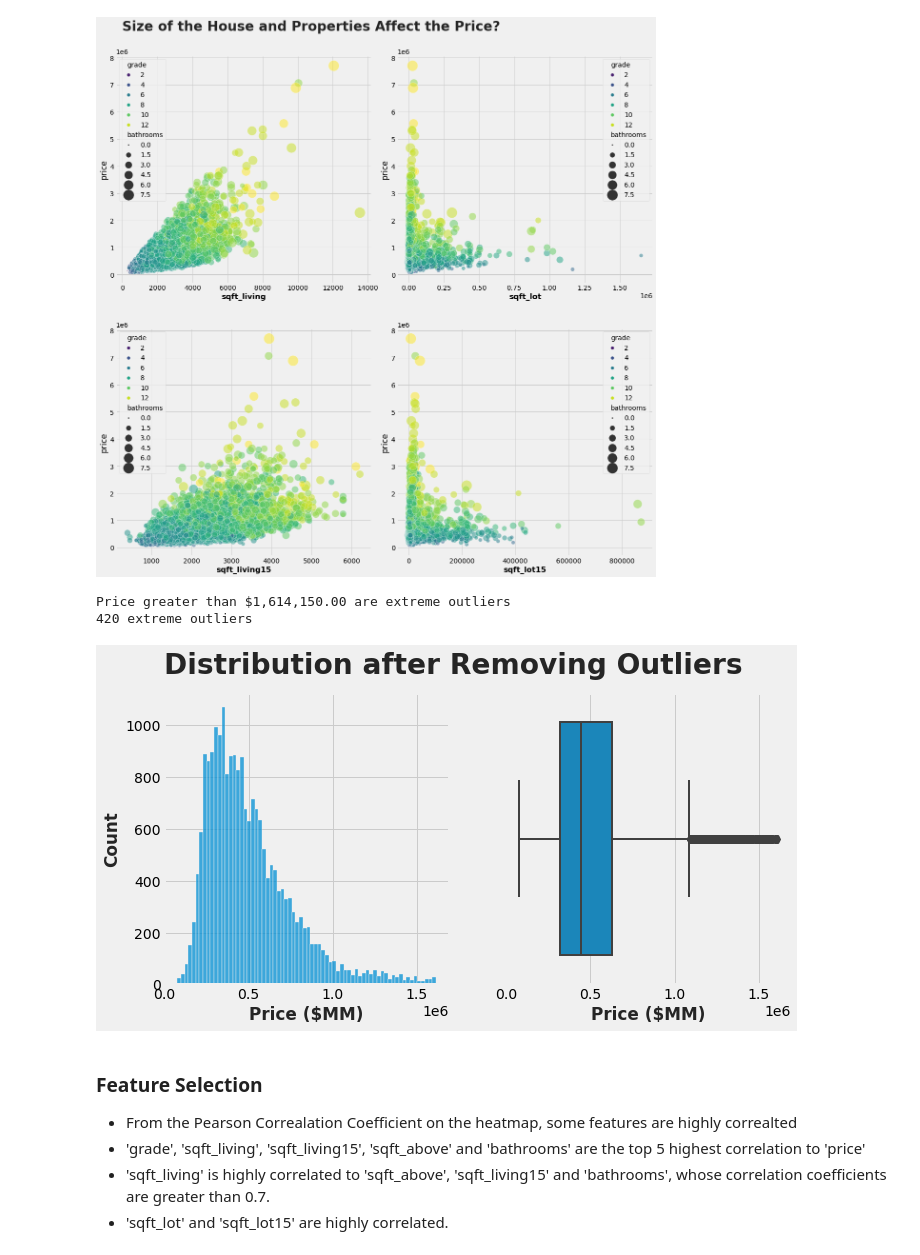
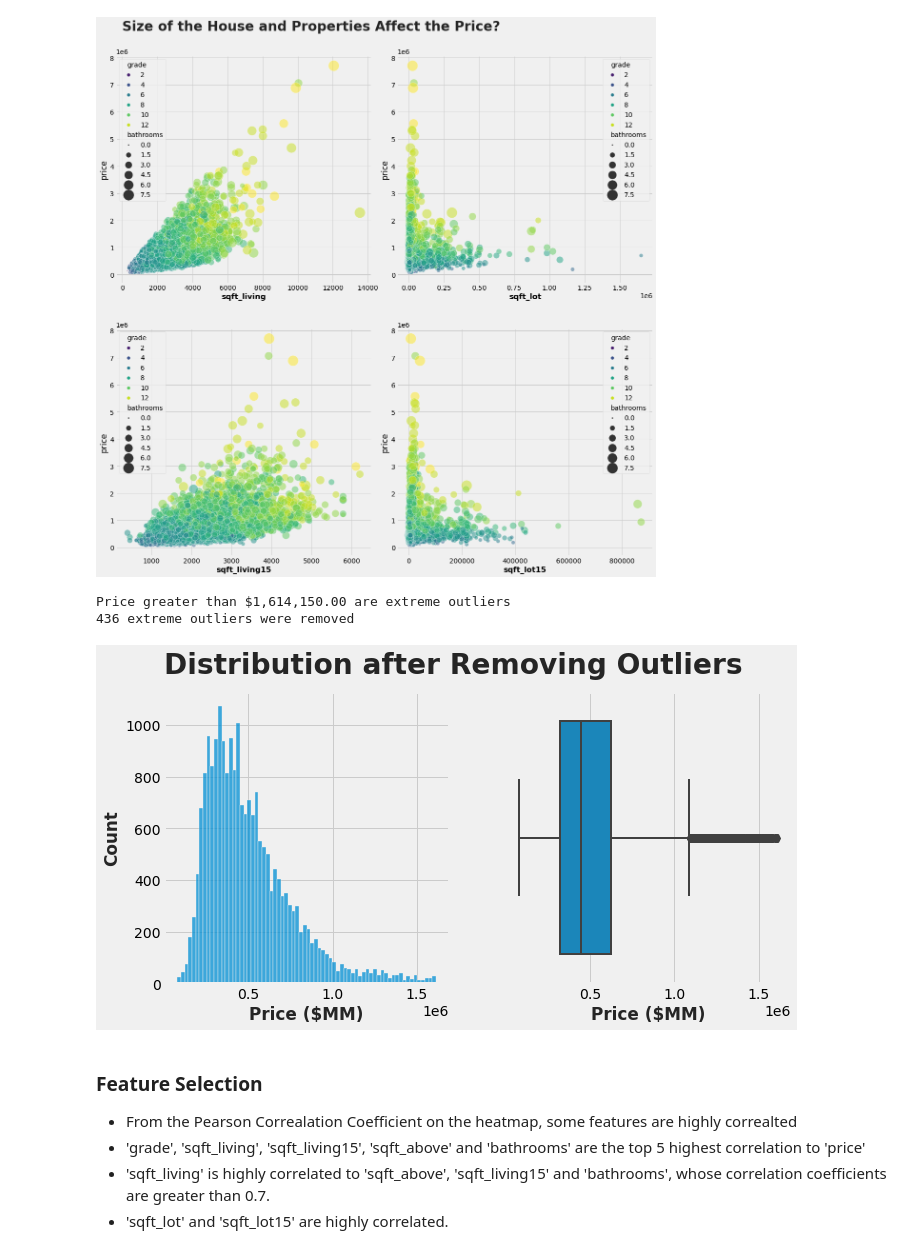
Before and after one commit to MihoRosenberg/Kings-County-Housing-Price, a Jupyter notebook: kings_county_housing_price_analysis.ipynb, the cells around one changed output. Saved outputs shown, nothing was run; the diff lists cells and outputs as text; code cells hidden in the pictures.

```diff
--- a/kings_county_housing_price_analysis.ipynb
+++ b/kings_county_housing_price_analysis.ipynb
@@ -447,26 +444,26 @@ for col in cols:
 # %% [output]
 [figure]
 # %%
-# Remove extreme outliers in price, which beyond
+# Remove extreme outliers in price, which beyond 3 standard deviation
 iqr = np.percentile(df['price'], 75) - np.percentile(df['price'], 25)
 price_extreme_outliers = np.percentile(df['price'], 75) + iqr * 3.0
 
-number_of_extreme_outliers = len(df[df['price'] >= price_extreme_outliers])
-df_without_extreme_outliers = df[df['price'] < price_extreme_outliers]
+number_of_extreme_outliers = len(df[df['price'] >= price_extreme_outliers]) + no_br_or_br.sum()
+df_without_extreme_outliers = df[(df['price'] < price_extreme_outliers) & ~no_br_or_br]
 print(f"Price greater than ${price_extreme_outliers:,.2f} are extreme outliers")
-print(f"{number_of_extreme_outliers} extreme outliers")
+print(f"{number_of_extreme_outliers} extreme outliers were removed")
 
 fig, (ax1, ax2) = plt.subplots(1, 2, figsize=(10, 5))
 ax1.text(-100, 1200, "Distribution after Removing Outliers", fontsize=28, weight='bold',color='#252525')
 sns.histplot(df_without_extreme_outliers['price'], ax=ax1)
 sns.boxplot(df_without_extreme_outliers['price'], ax=ax2, linewidth=2)
 ax1.set_xlabel("Price ($MM)", weight='bold',color='#252525')
 ax1.set_ylabel("Count", weight='bold',color='#252525')
 ax2.set_xlabel("Price ($MM)", weight='bold',color='#252525');
 # %% [output]
 Price greater than $1,614,150.00 are extreme outliers
-420 extreme outliers
+436 extreme outliers were removed
-[figure, old version]
+[figure, new version]
 # %% [markdown]
 ### Feature Selection
 * From the Pearson Correalation Coefficient on the heatmap, some features are highly correalted
```
Also changed, not shown: parts of 35 cells of this notebook.
